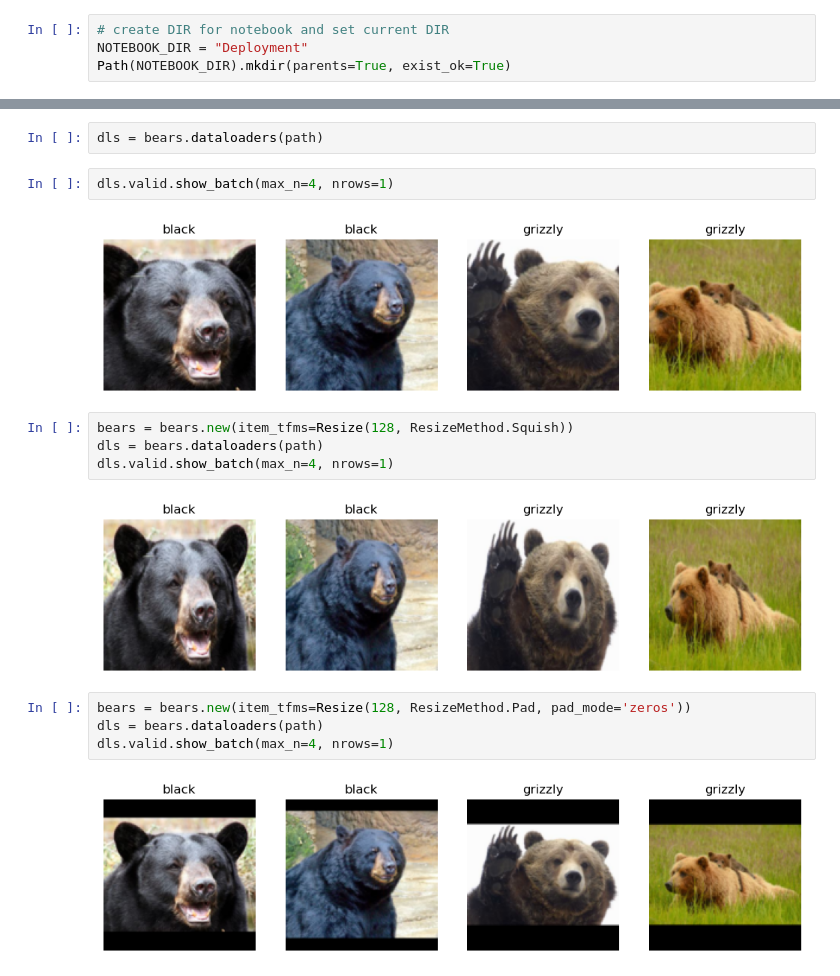
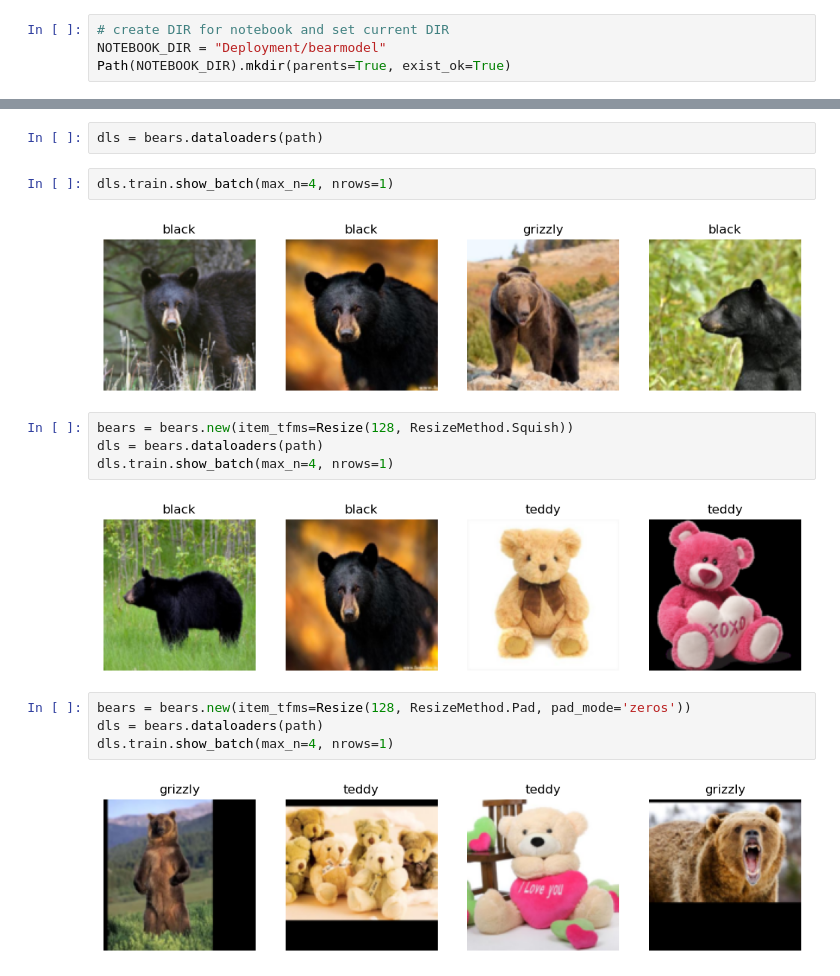
Before and after one commit to sachinrcz/deeplearning, a Jupyter notebook: Deployment.ipynb, the cells around one changed output, grey strips where cells are left out. Drawn from its saved outputs; the diff is of its cells as text.

```diff
--- a/Deployment.ipynb
+++ b/Deployment.ipynb
@@ -31,7 +31,7 @@ def search_images_ddg(term, max_images=200):
     return L(urls)[:max_images]
 # %%
 # create DIR for notebook and set current DIR
-NOTEBOOK_DIR = "Deployment"
+NOTEBOOK_DIR = "Deployment/bearmodel"
 Path(NOTEBOOK_DIR).mkdir(parents=True, exist_ok=True)
 # %% [markdown]
 Search Image on Duck Duck Go for grizzly bear
@@ -68,21 +68,21 @@ bears = DataBlock(
 # %%
 dls = bears.dataloaders(path)
 # %%
-dls.valid.show_batch(max_n=4, nrows=1)
+dls.train.show_batch(max_n=4, nrows=1)
 # %% [output]
-[figure, old version]
+[figure, new version]
 # %%
 bears = bears.new(item_tfms=Resize(128, ResizeMethod.Squish))
 dls = bears.dataloaders(path)
-dls.valid.show_batch(max_n=4, nrows=1)
+dls.train.show_batch(max_n=4, nrows=1)
 # %% [output]
-[figure, old version]
+[figure, new version]
 # %%
 bears = bears.new(item_tfms=Resize(128, ResizeMethod.Pad, pad_mode='zeros'))
 dls = bears.dataloaders(path)
-dls.valid.show_batch(max_n=4, nrows=1)
+dls.train.show_batch(max_n=4, nrows=1)
 # %% [output]
-[figure, old version]
+[figure, new version]
 # %%
 bears = bears.new(item_tfms=RandomResizedCrop(128, min_scale=0.3))
 dls = bears.dataloaders(path)
```
Also changed, not shown: parts of 9 cells of this notebook, 3 other files.
